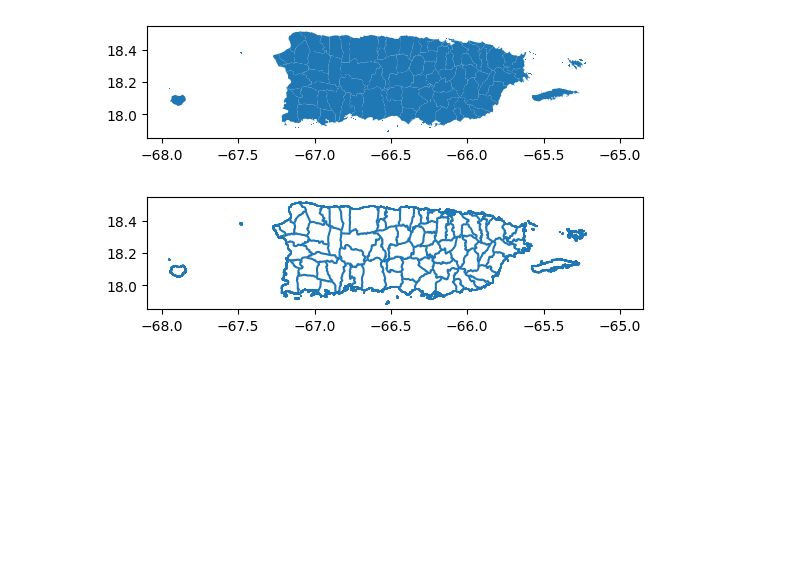
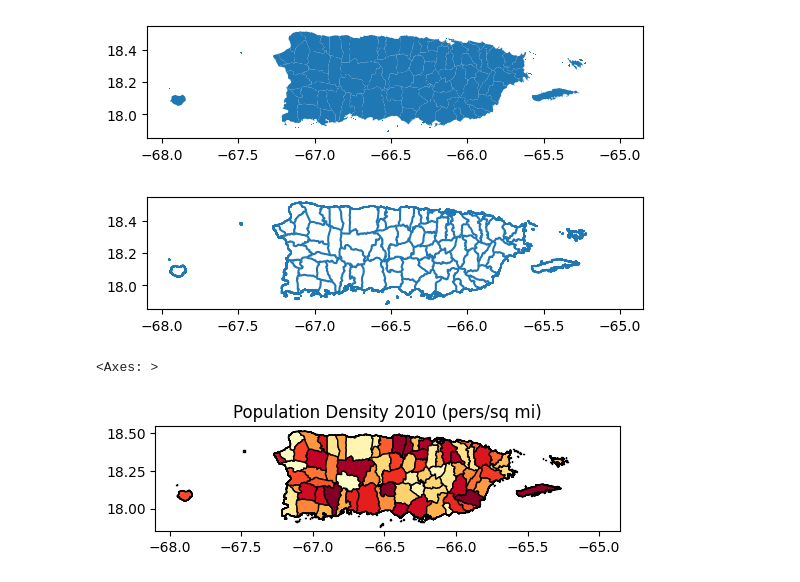
Before and after one commit to Venettov/Riveraruiz_GIS, a Jupyter notebook: PS0.ipynb, the cells around one changed output. Drawn from its saved outputs; the diff is of its cells as text; code cells hidden in the pictures; blank space fills up the shorter version.

```diff
--- a/PS0.ipynb
+++ b/PS0.ipynb
@@ -57,3 +57,14 @@ prC1.plot()
 <Axes: >
 [figure]
 [figure]
+# %%
+#your first thematic map! :) lets unpack options real quick esp fmt for dec pts; more later under 'bells and whistles'
+fig, ax = plt.subplots(1, figsize=(6,10))
+
+prC0.plot(ax=ax,legend=False,cmap='YlOrRd',k=5,
+         edgecolor='black',linewidth=1) #
+
+ax.title.set_text("Population Density 2010 (pers/sq mi)")
+# %% [output]
+<Axes: >
+[figure, added]
```
